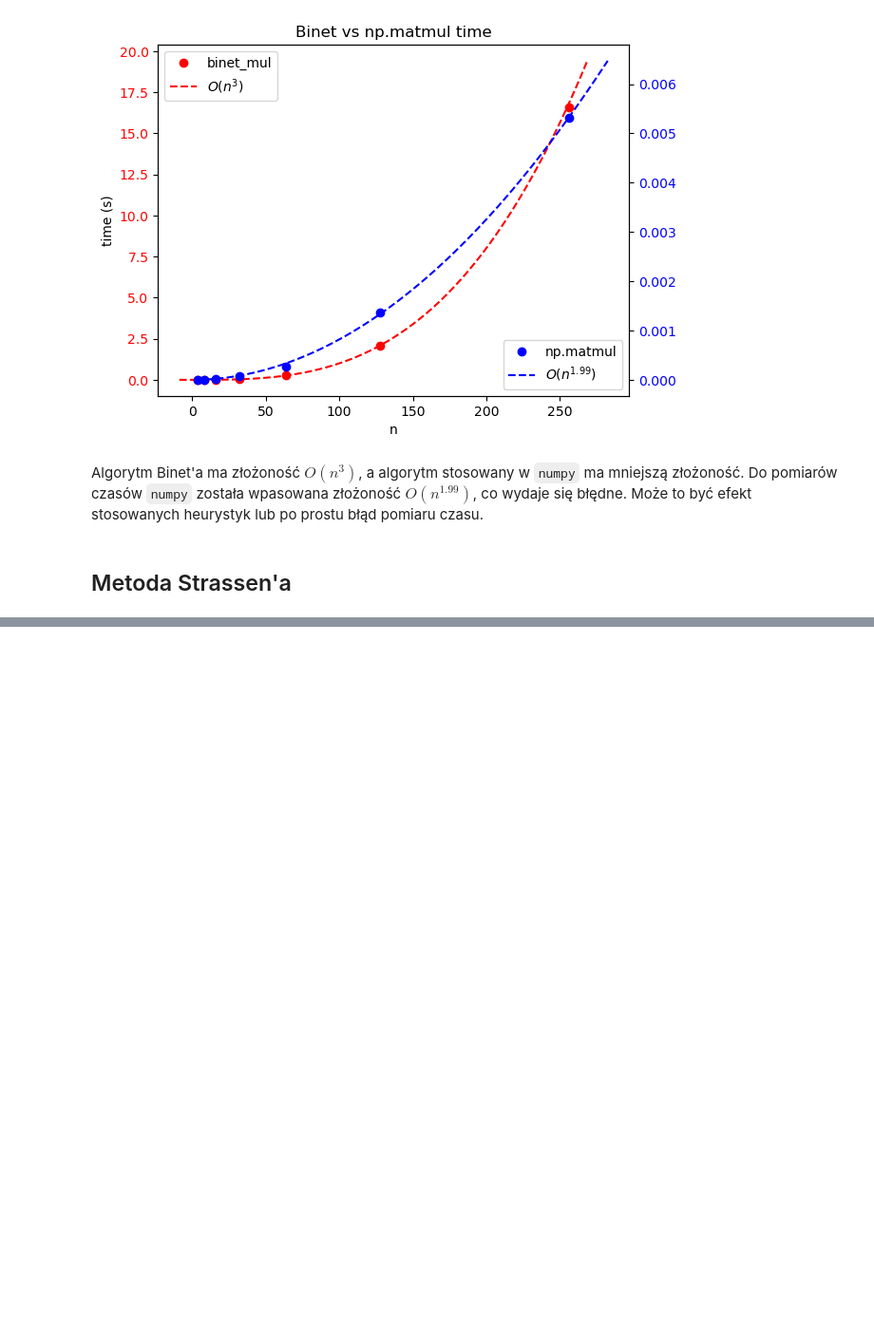
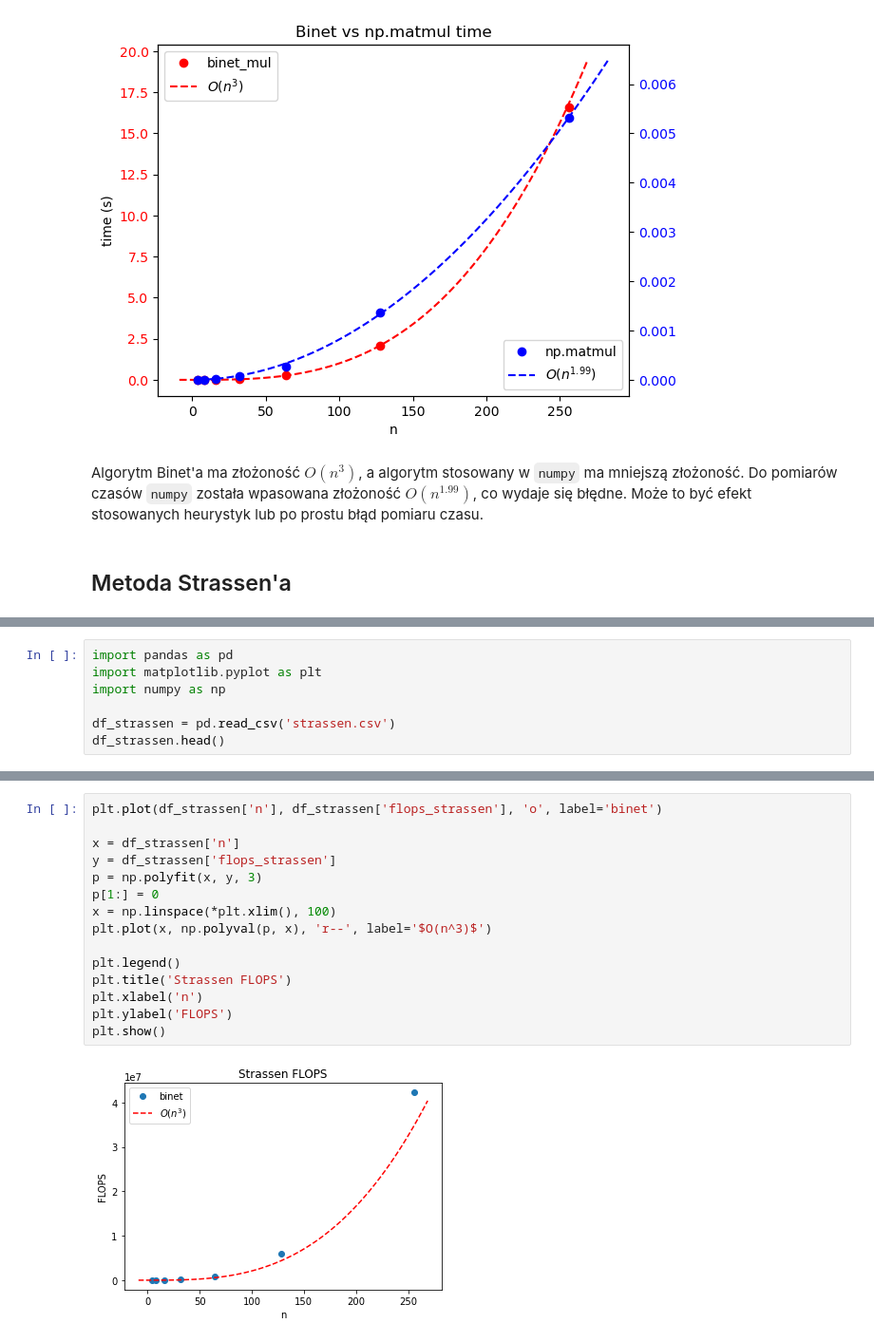
Before and after one commit to weed478/algomat, a Jupyter notebook: zad1/report.ipynb, the cells around one changed output, grey strips where cells are left out. Shown: that part at 95% size. Cells and saved outputs as stored; diff of their text form; blank space fills up the shorter version.

```diff
--- a/zad1/report.ipynb
+++ b/zad1/report.ipynb
@@ -173,0 +247,7 @@ Może to być efekt stosowanych heurystyk lub po prostu błąd pomiaru czasu.
+# %%
+import pandas as pd
+import matplotlib.pyplot as plt
+import numpy as np
+
+df_strassen = pd.read_csv('strassen.csv')
+df_strassen.head()
@@ -173,0 +261,17 @@ Może to być efekt stosowanych heurystyk lub po prostu błąd pomiaru czasu.
+# %%
+plt.plot(df_strassen['n'], df_strassen['flops_strassen'], 'o', label='binet')
+
+x = df_strassen['n']
+y = df_strassen['flops_strassen']
+p = np.polyfit(x, y, 3)
+p[1:] = 0
+x = np.linspace(*plt.xlim(), 100)
+plt.plot(x, np.polyval(p, x), 'r--', label='$O(n^3)$')
+
+plt.legend()
+plt.title('Strassen FLOPS')
+plt.xlabel('n')
+plt.ylabel('FLOPS')
+plt.show()
+# %% [output]
+[figure, added]
```
Also changed, not shown: parts of 6 cells of this notebook, 2 other files.
